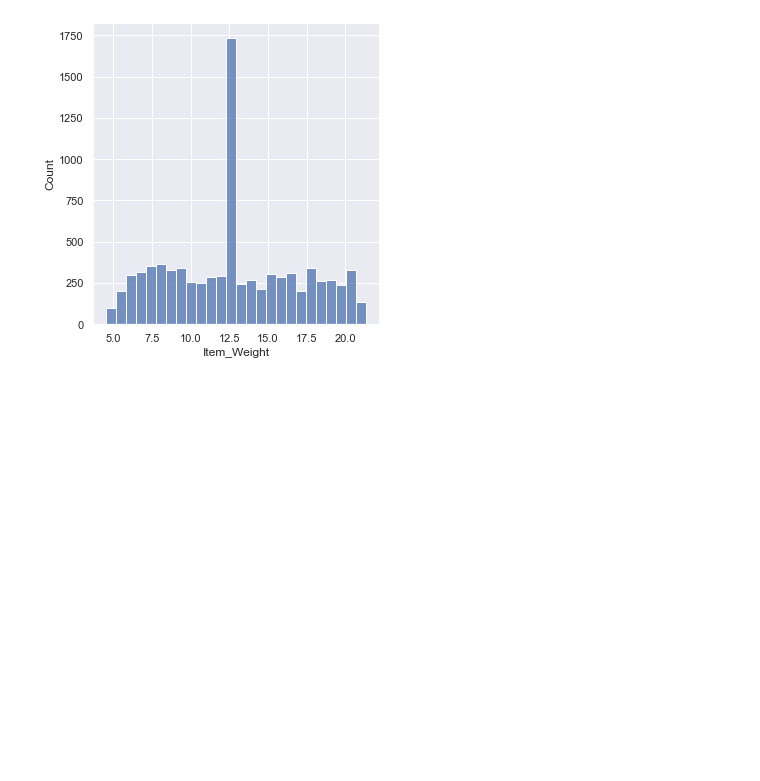
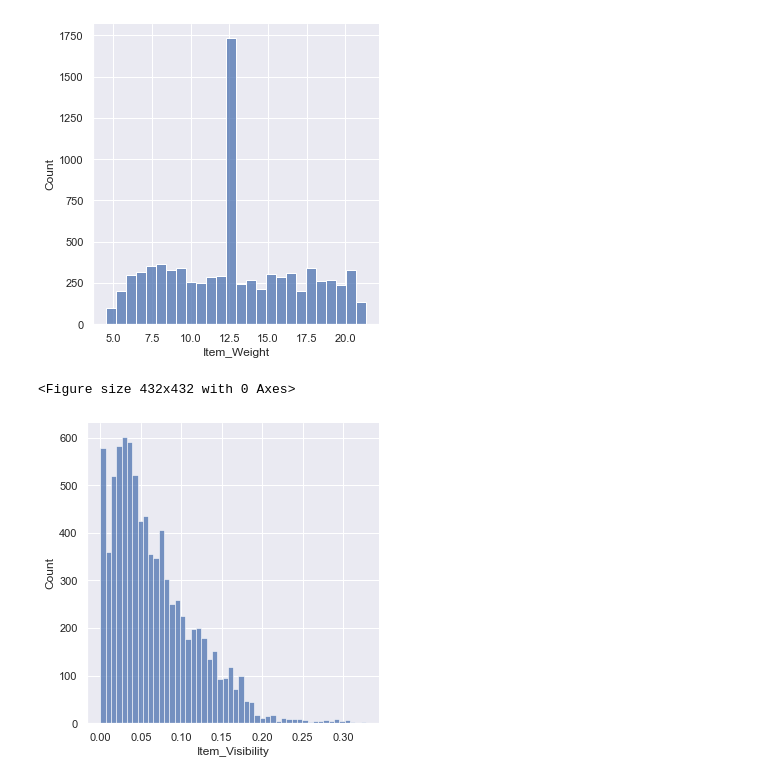
Before and after one commit to AlexNdungu/Big-Mart-Sales-Prediction, a Jupyter notebook: Big Mart.ipynb, the cells around one changed output. Drawn from its saved outputs; the diff is of its cells as text; code cells hidden in the pictures; blank space fills up the shorter version.

Commit message:
Describe Data

```diff
--- a/Big Mart.ipynb
+++ b/Big Mart.ipynb
@@ -178,3 +178,11 @@ plt.show()
 # %% [output]
 <Figure size 432x432 with 0 Axes>
 [figure]
+# %%
+# Item visibilty distribution
+plt.figure(figsize=(6,6))
+sns.displot(big_mart_data['Item_Visibility'])
+plt.show()
+# %% [output]
+<Figure size 432x432 with 0 Axes>
+[figure, added]
```
